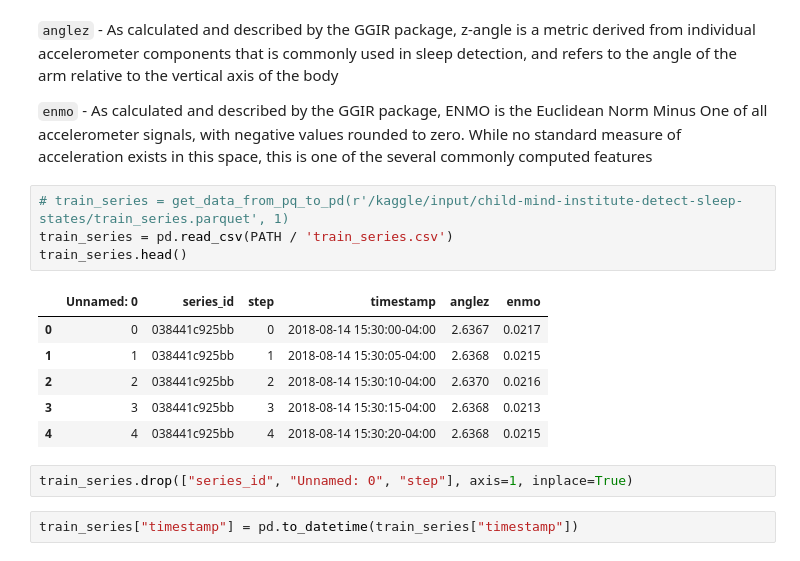
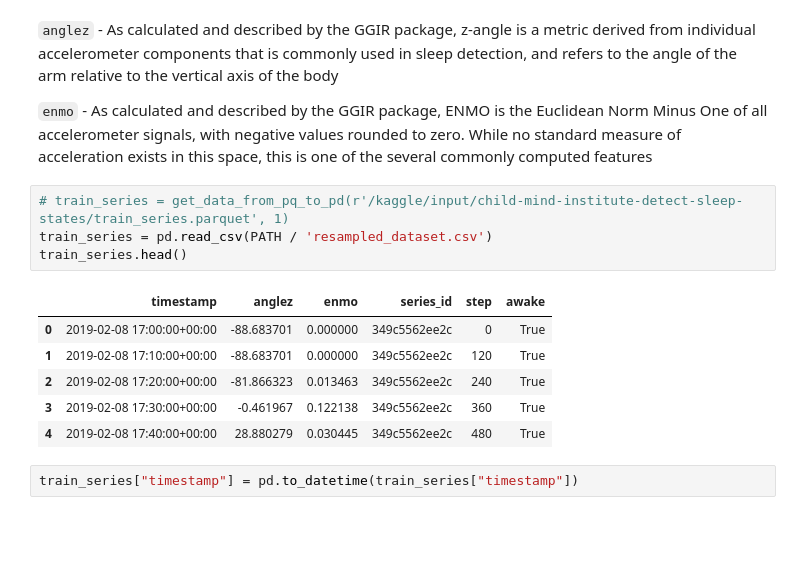
Before and after one commit to Felecort/TDA_Uni, a Jupyter notebook: src/0_topology-child-mind-institute.ipynb, the cells around one changed output. Cells and saved outputs as stored; diff of their text form; blank space fills up the shorter version.

```diff
--- a/src/0_topology-child-mind-institute.ipynb
+++ b/src/0_topology-child-mind-institute.ipynb
@@ -42,17 +42,15 @@ PATH = Path("../data")
 `enmo` - As calculated and described by the GGIR package, ENMO is the Euclidean Norm Minus One of all accelerometer signals, with negative values rounded to zero. While no standard measure of acceleration exists in this space, this is one of the several commonly computed features
 # %%
 # train_series = get_data_from_pq_to_pd(r'/kaggle/input/child-mind-institute-detect-sleep-states/train_series.parquet', 1)
-train_series = pd.read_csv(PATH / 'train_series.csv')
+train_series = pd.read_csv(PATH / 'resampled_dataset.csv')
 train_series.head()
 # %% [output]
-|  | Unnamed: 0 | series_id | step | timestamp | anglez | enmo |
-| 0 | 0 | 038441c925bb | 0 | 2018-08-14 15:30:00-04:00 | 2.6367 | 0.0217 |
-| 1 | 1 | 038441c925bb | 1 | 2018-08-14 15:30:05-04:00 | 2.6368 | 0.0215 |
-| 2 | 2 | 038441c925bb | 2 | 2018-08-14 15:30:10-04:00 | 2.6370 | 0.0216 |
-| 3 | 3 | 038441c925bb | 3 | 2018-08-14 15:30:15-04:00 | 2.6368 | 0.0213 |
-| 4 | 4 | 038441c925bb | 4 | 2018-08-14 15:30:20-04:00 | 2.6368 | 0.0215 |
+|  | timestamp | anglez | enmo | series_id | step | awake |
+| 0 | 2019-02-08 17:00:00+00:00 | -88.683701 | 0.000000 | 349c5562ee2c | 0 | True |
+| 1 | 2019-02-08 17:10:00+00:00 | -88.683701 | 0.000000 | 349c5562ee2c | 120 | True |
+| 2 | 2019-02-08 17:20:00+00:00 | -81.866323 | 0.013463 | 349c5562ee2c | 240 | True |
+| 3 | 2019-02-08 17:30:00+00:00 | -0.461967 | 0.122138 | 349c5562ee2c | 360 | True |
+| 4 | 2019-02-08 17:40:00+00:00 | 28.880279 | 0.030445 | 349c5562ee2c | 480 | True |
-# %%
-train_series.drop(["series_id", "Unnamed: 0", "step"], axis=1, inplace=True)
 # %%
 train_series["timestamp"] = pd.to_datetime(train_series["timestamp"])
 # %%
```
Also changed, not shown: parts of 23 cells of this notebook.
